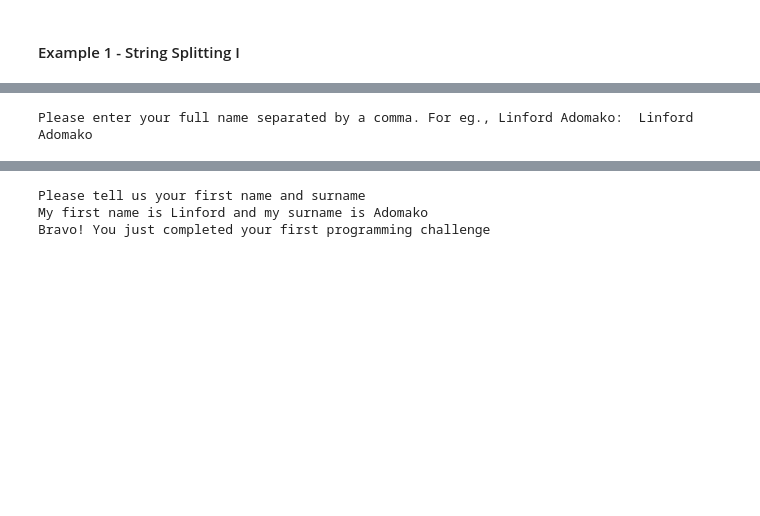
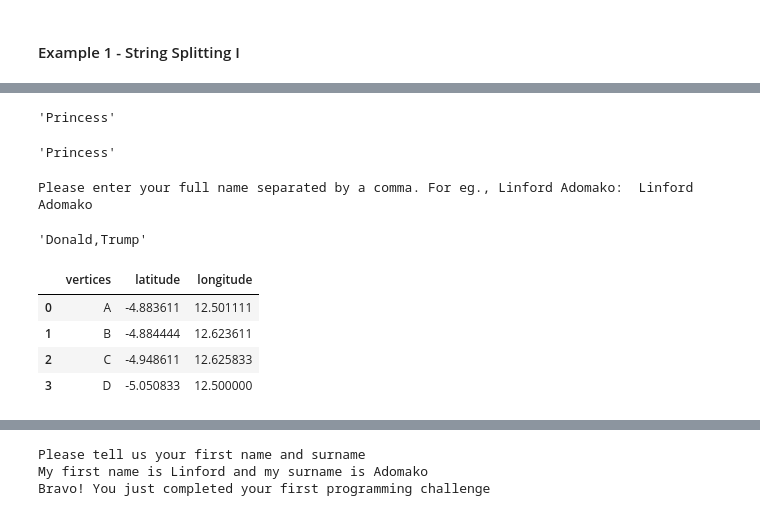
Before and after one commit to Linford24/ICSC_tutorials, a Jupyter notebook: beginner's_course_1.ipynb, the cells around one changed output, grey strips where cells are left out. Drawn from its saved outputs; the diff is of its cells as text; code cells hidden in the pictures; blank space fills up the shorter version.

```diff
--- a/beginner's_course_1.ipynb
+++ b/beginner's_course_1.ipynb
@@ -122 +563,9 @@ Please enter your full name separated by a comma. For eg., Linford,Adomako:  Lin
+# %%
+split_name[0]
+# %% [output]
+'Princess'
+# %%
+fullname_separated_by_comma.split(",")[0]
+# %% [output]
+'Princess'
 # %%
@@ -125,0 +577,14 @@ Please enter your full name separated by a comma. For eg., Linford Adomako:  Lin
+# %%
+fullname_separated_by_comma
+# %% [output]
+'Donald,Trump'
+# %%
+import pandas as pd
+
+pd.read_csv("angola.csv")
+# %% [output]
+|  | vertices | latitude | longitude |
+| 0 | A | -4.883611 | 12.501111 |
+| 1 | B | -4.884444 | 12.623611 |
+| 2 | C | -4.948611 | 12.625833 |
+| 3 | D | -5.050833 | 12.500000 |
```
Also changed, not shown: parts of 103 cells of this notebook, 1 other file.
